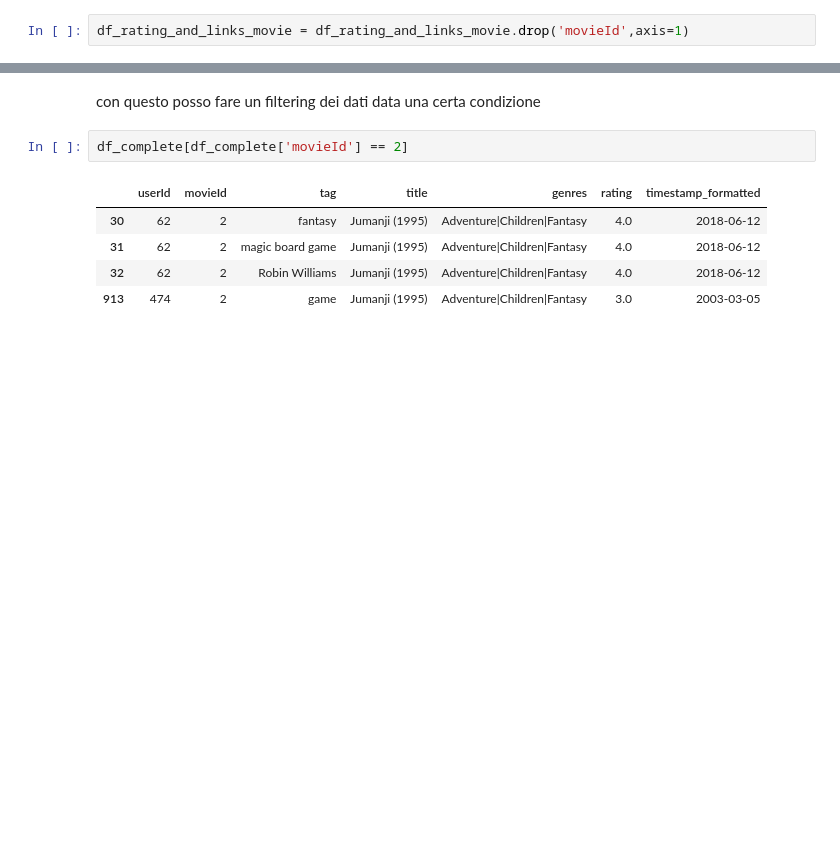
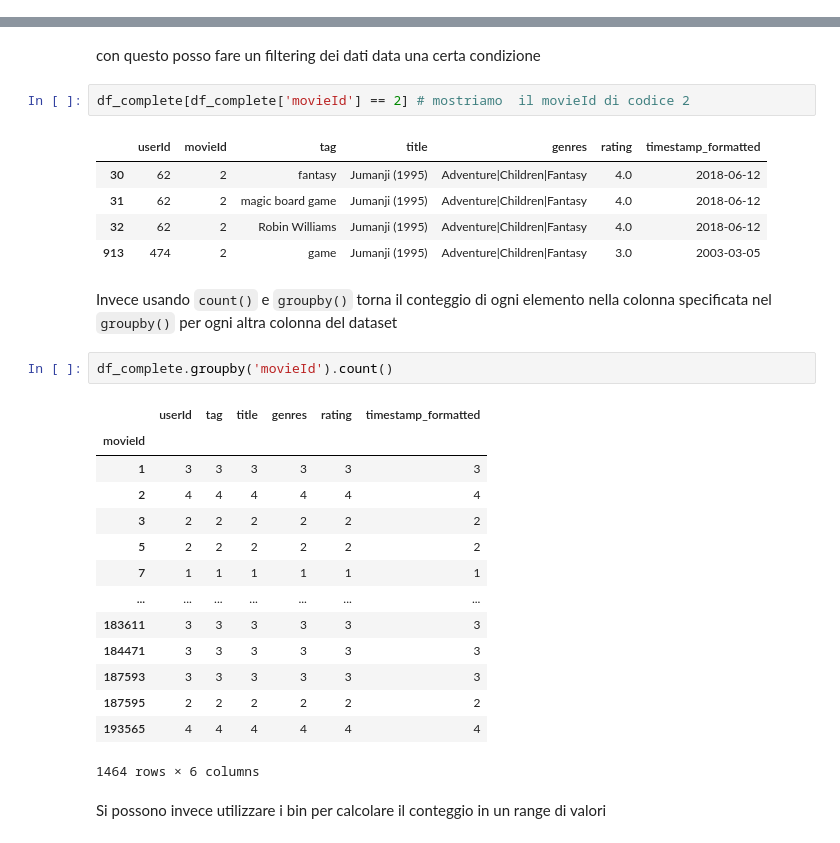
Before and after one commit to Rdm-Nico/BDTA, a Jupyter notebook: Esercitazioni/Esercitazione_Pandas.ipynb, the cells around one changed output, grey strips where cells are left out. Drawn from its saved outputs; the diff is of its cells as text; blank space fills up the shorter version.

```diff
--- a/Esercitazioni/Esercitazione_Pandas.ipynb
+++ b/Esercitazioni/Esercitazione_Pandas.ipynb
@@ -171,8 +171,6 @@ df_rating_and_links_movie = pd.merge(left=df_movies,right=df_rating_and_links,on
 df_rating_and_links_movie = df_rating_and_links_movie.drop('imdbId',axis=1)
 # %%
 df_rating_and_links_movie = df_rating_and_links_movie.drop('tmdbId',axis=1)
-# %%
-df_rating_and_links_movie = df_rating_and_links_movie.drop('movieId',axis=1)
 # %%
 df_rating_and_links_movie
 # %% [output]
@@ -232,10 +230,31 @@ Length: 1464, dtype: int64
 # %% [markdown]
 con questo posso fare un filtering dei dati data una certa condizione
 # %%
-df_complete[df_complete['movieId'] == 2]
+df_complete[df_complete['movieId'] == 2] # mostriamo  il movieId di codice 2
 # %% [output]
 |  | userId | movieId | tag | title | genres | rating | timestamp_formatted |
 | 30 | 62 | 2 | fantasy | Jumanji (1995) | Adventure|Children|Fantasy | 4.0 | 2018-06-12 |
 | 31 | 62 | 2 | magic board game | Jumanji (1995) | Adventure|Children|Fantasy | 4.0 | 2018-06-12 |
 | 32 | 62 | 2 | Robin Williams | Jumanji (1995) | Adventure|Children|Fantasy | 4.0 | 2018-06-12 |
 | 913 | 474 | 2 | game | Jumanji (1995) | Adventure|Children|Fantasy | 3.0 | 2003-03-05 |
+# %% [markdown]
+Invece  usando `count()` e `groupby()` torna il conteggio di ogni  elemento nella  colonna specificata nel `groupby()` per ogni altra colonna del dataset
+# %%
+df_complete.groupby('movieId').count()
+# %% [output]
+|  | userId | tag | title | genres | rating | timestamp_formatted |
+| movieId |  |  |  |  |  |  |
+| 1 | 3 | 3 | 3 | 3 | 3 | 3 |
+| 2 | 4 | 4 | 4 | 4 | 4 | 4 |
+| 3 | 2 | 2 | 2 | 2 | 2 | 2 |
+| 5 | 2 | 2 | 2 | 2 | 2 | 2 |
+| 7 | 1 | 1 | 1 | 1 | 1 | 1 |
+| ... | ... | ... | ... | ... | ... | ... |
+| 183611 | 3 | 3 | 3 | 3 | 3 | 3 |
+| 184471 | 3 | 3 | 3 | 3 | 3 | 3 |
+| 187593 | 3 | 3 | 3 | 3 | 3 | 3 |
+| 187595 | 2 | 2 | 2 | 2 | 2 | 2 |
+| 193565 | 4 | 4 | 4 | 4 | 4 | 4 |
+1464 rows × 6 columns
+# %% [markdown]
+Si possono invece utilizzare i  bin per calcolare il conteggio in un range di valori
```
Also changed, not shown: parts of 2 cells of this notebook, 1 other file.
